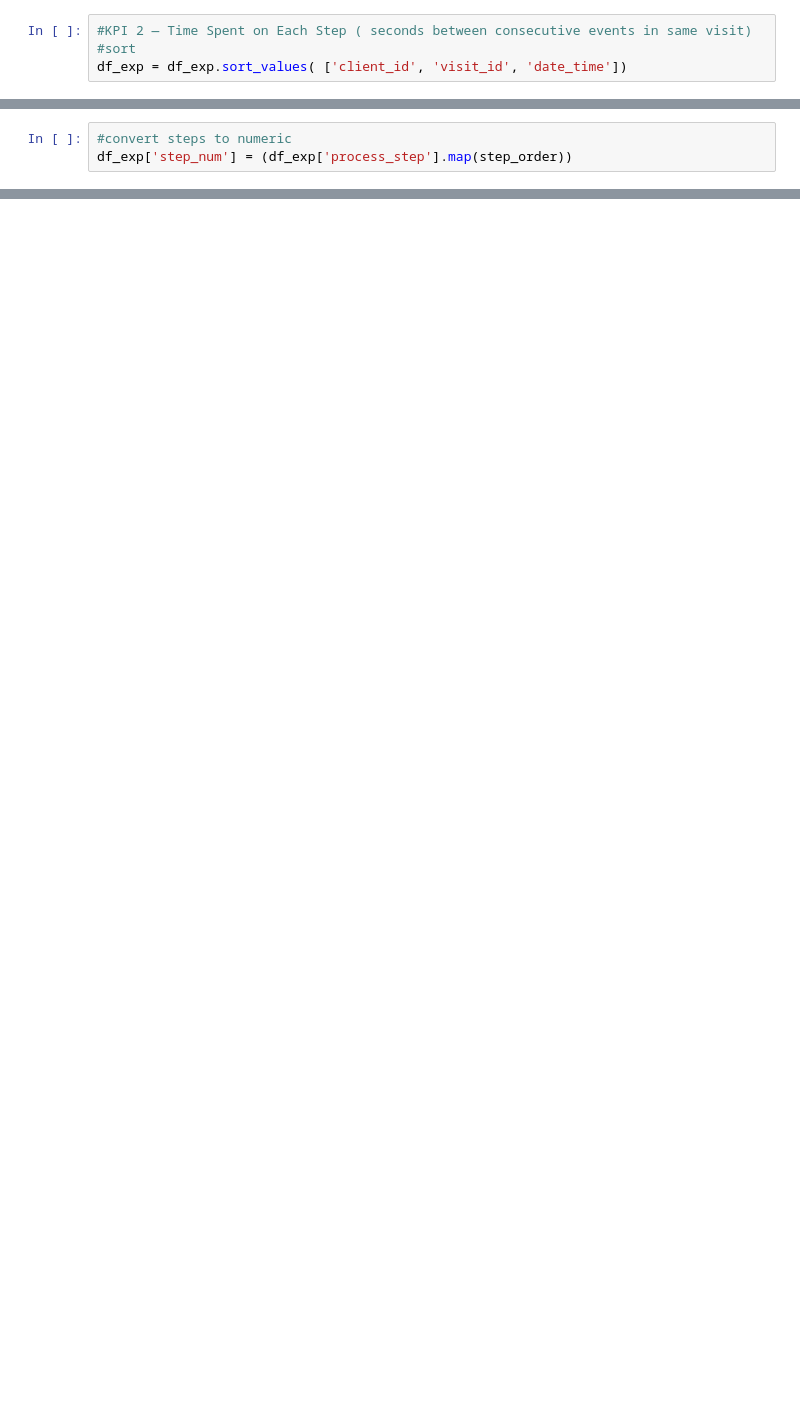
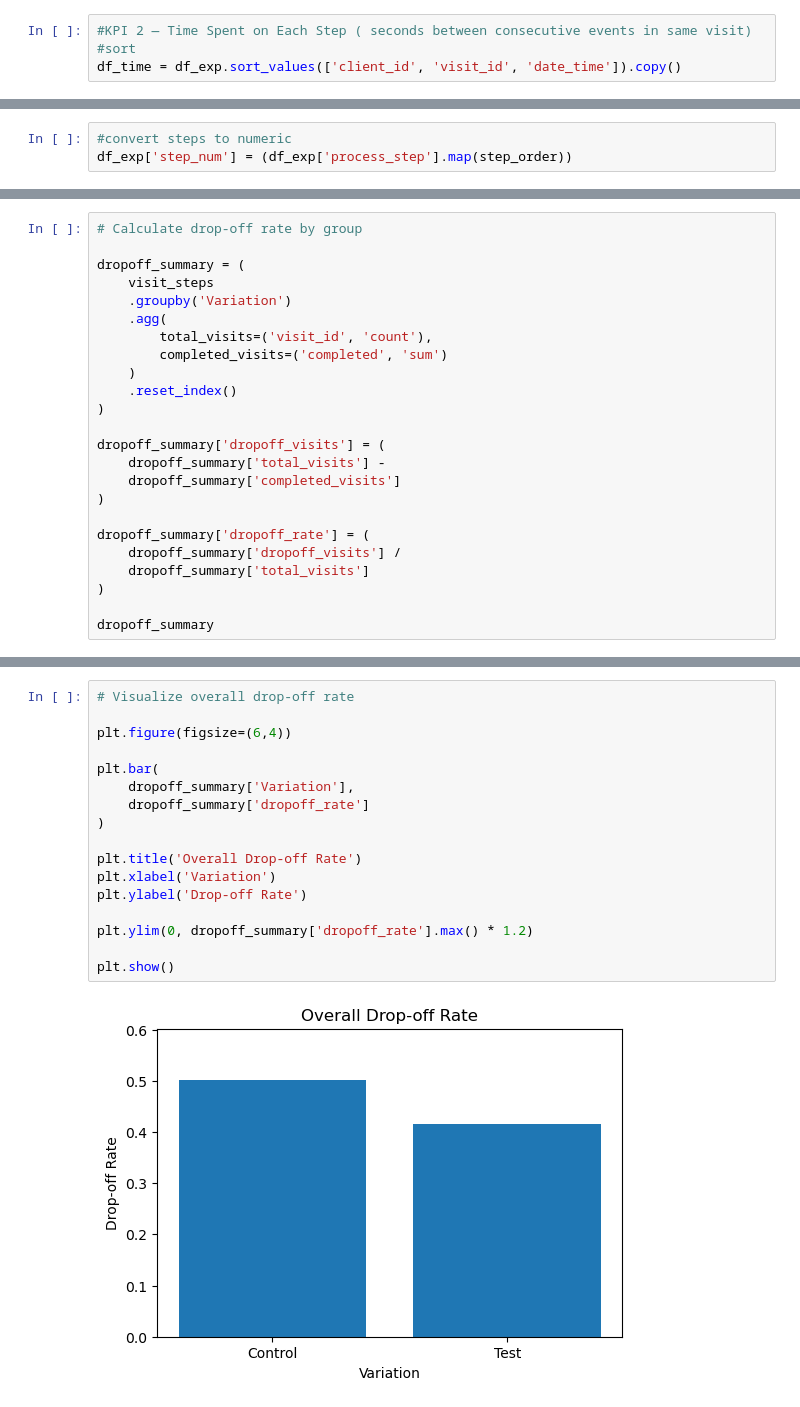
Before and after one commit to romsx111/ab-customer-experience-project, a Jupyter notebook: data_cleaning_ab_testing.ipynb, the cells around one changed output, grey strips where cells are left out. Saved outputs shown, nothing was run; the diff lists cells and outputs as text; blank space fills up the shorter version.

```diff
--- a/data_cleaning_ab_testing.ipynb
+++ b/data_cleaning_ab_testing.ipynb
@@ -472,6 +473,6 @@ plt.show()
 # %%
 #KPI 2 — Time Spent on Each Step ( seconds between consecutive events in same visit)
 #sort
-df_exp = df_exp.sort_values( ['client_id', 'visit_id', 'date_time'])
+df_time = df_exp.sort_values(['client_id', 'visit_id', 'date_time']).copy()
 # %%
 #calculate step duration
@@ -548,0 +648,24 @@ plt.show()
+# %%
+# Calculate drop-off rate by group
+
+dropoff_summary = (
+    visit_steps
+    .groupby('Variation')
+    .agg(
+        total_visits=('visit_id', 'count'),
+        completed_visits=('completed', 'sum')
+    )
+    .reset_index()
+)
+
+dropoff_summary['dropoff_visits'] = (
+    dropoff_summary['total_visits'] -
+    dropoff_summary['completed_visits']
+)
+
+dropoff_summary['dropoff_rate'] = (
+    dropoff_summary['dropoff_visits'] /
+    dropoff_summary['total_visits']
+)
+
+dropoff_summary
@@ -548,0 +676,19 @@ plt.show()
+# %%
+# Visualize overall drop-off rate
+
+plt.figure(figsize=(6,4))
+
+plt.bar(
+    dropoff_summary['Variation'],
+    dropoff_summary['dropoff_rate']
+)
+
+plt.title('Overall Drop-off Rate')
+plt.xlabel('Variation')
+plt.ylabel('Drop-off Rate')
+
+plt.ylim(0, dropoff_summary['dropoff_rate'].max() * 1.2)
+
+plt.show()
+# %% [output]
+[figure, added]
```
Also changed, not shown: parts of 42 cells of this notebook.
